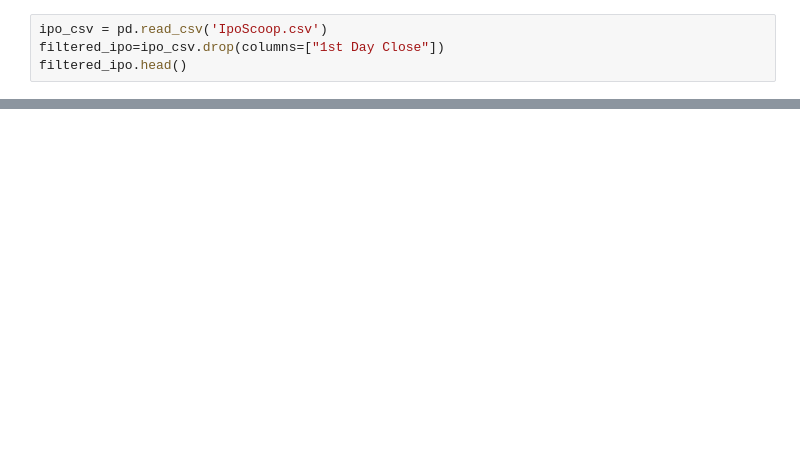
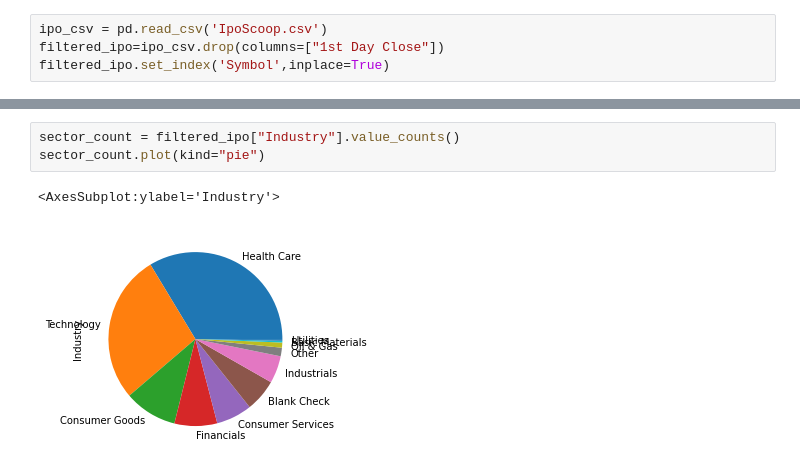
Before and after one commit to StrawhatRA/IPO_Learning, a Jupyter notebook: IPO-1.ipynb, the cells around one changed output, grey strips where cells are left out. Drawn from its saved outputs; the diff is of its cells as text; blank space fills up the shorter version.

```diff
--- a/IPO-1.ipynb
+++ b/IPO-1.ipynb
@@ -8,4 +9,4 @@ import numpy as np
 # %%
 ipo_csv = pd.read_csv('IpoScoop.csv')
 filtered_ipo=ipo_csv.drop(columns=["1st Day Close"])
-filtered_ipo.head()
+filtered_ipo.set_index('Symbol',inplace=True)
@@ -18,0 +13,6 @@ filtered_ipo.head()
+# %%
+sector_count = filtered_ipo["Industry"].value_counts()
+sector_count.plot(kind="pie")
+# %% [output]
+<AxesSubplot:ylabel='Industry'>
+[figure, added]
```
Also changed, not shown: parts of 7 cells of this notebook.
